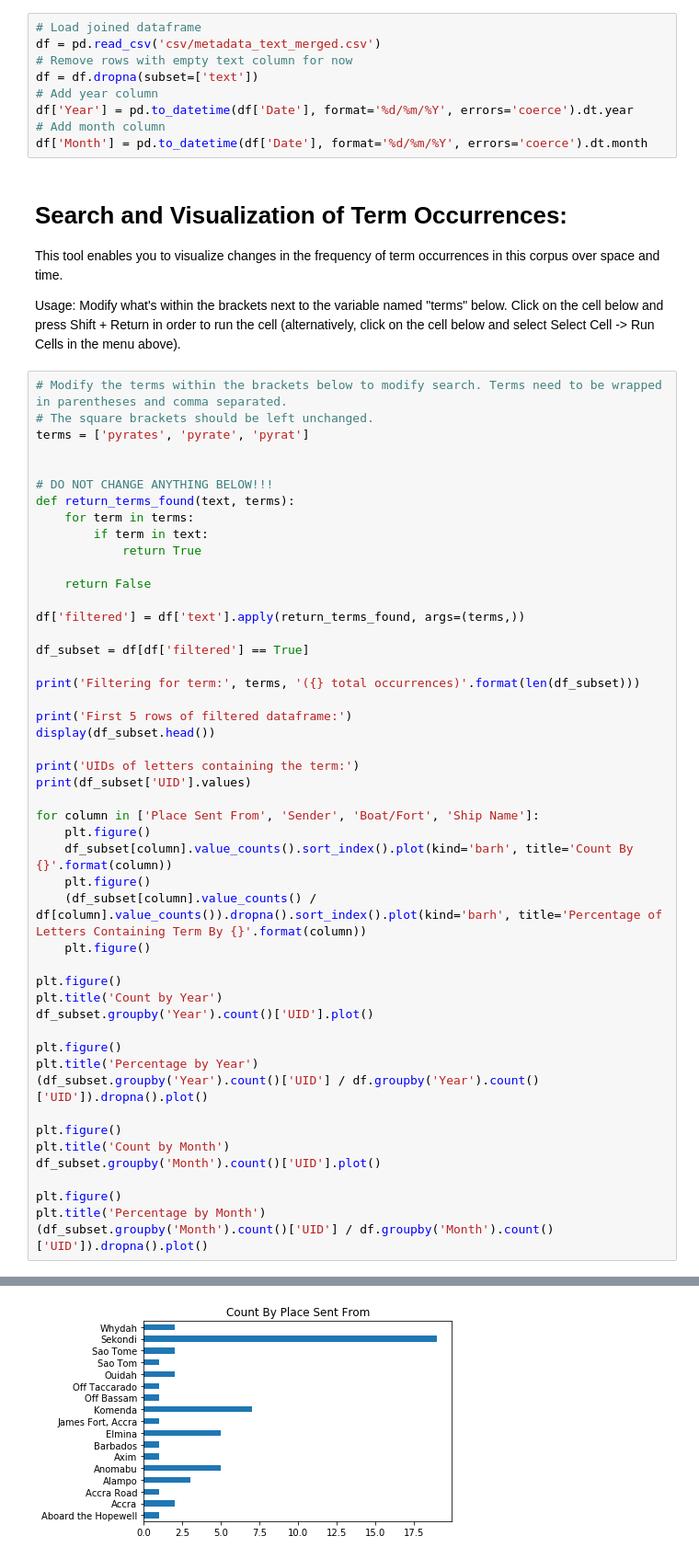
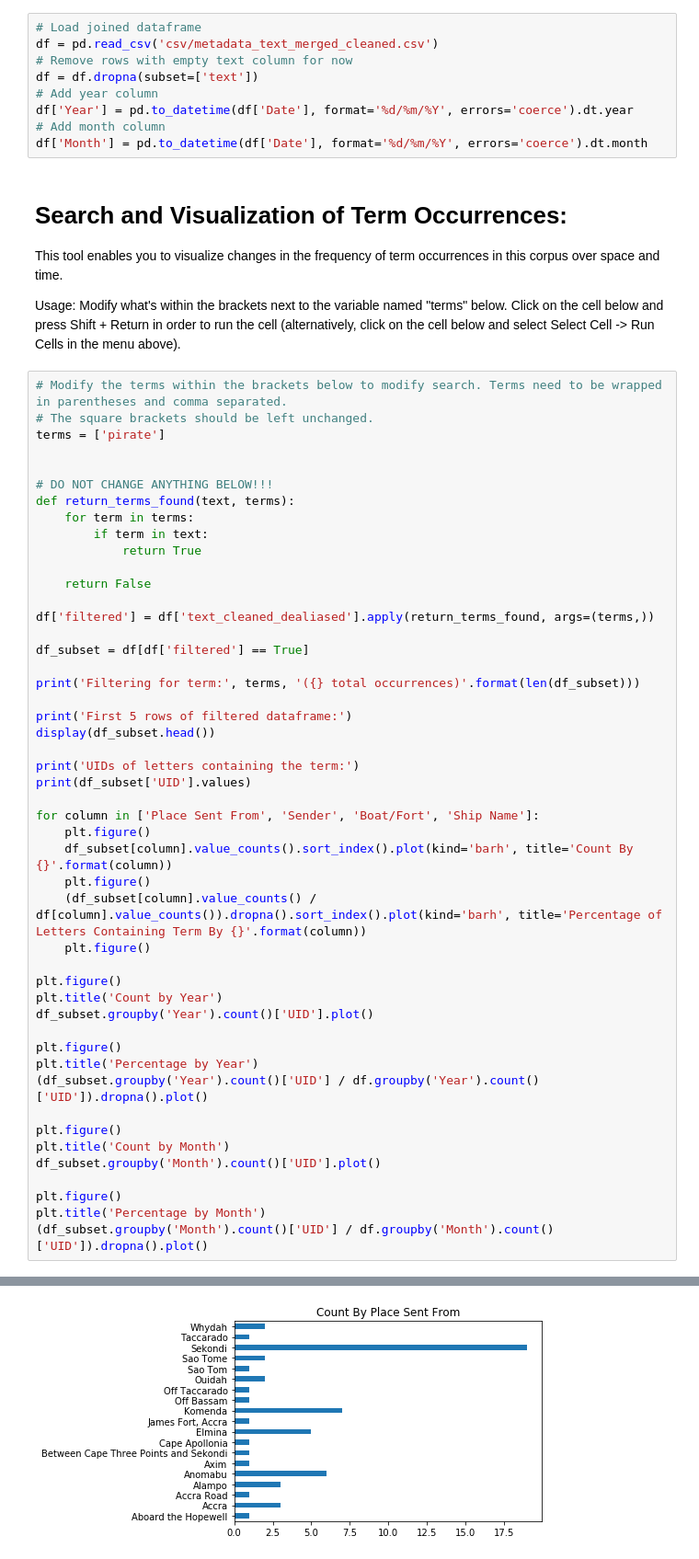
Before and after one commit to xueharry/RAC, a Jupyter notebook: Interactive-Search.ipynb, the cells around one changed output, grey strips where cells are left out. Shown at 92% size. Saved outputs shown, nothing was run; the diff lists cells and outputs as text.

```diff
--- a/Interactive-Search.ipynb
+++ b/Interactive-Search.ipynb
@@ -7,7 +7,7 @@ from IPython.display import display, clear_output
 %matplotlib inline
 # %%
 # Load joined dataframe
-df = pd.read_csv('csv/metadata_text_merged.csv')
+df = pd.read_csv('csv/metadata_text_merged_cleaned.csv')
 # Remove rows with empty text column for now
 df = df.dropna(subset=['text'])
 # Add year column
@@ -22,7 +22,7 @@ Usage: Modify what's within the brackets next to the variable named "terms" belo
 # %%
 # Modify the terms within the brackets below to modify search. Terms need to be wrapped in parentheses and comma separated.
 # The square brackets should be left unchanged.
-terms = ['pyrates', 'pyrate', 'pyrat']
+terms = ['pirate']
 
 
 # DO NOT CHANGE ANYTHING BELOW!!!
@@ -33,7 +33,7 @@ def return_terms_found(text, terms):
 
     return False
 
-df['filtered'] = df['text'].apply(return_terms_found, args=(terms,))
+df['filtered'] = df['text_cleaned_dealiased'].apply(return_terms_found, args=(terms,))
 
 df_subset = df[df['filtered'] == True]
 
@@ -84,2 +85,2 @@ UIDs of letters containing the term:
 <matplotlib.axes._subplots.AxesSubplot at 0x...>
-[figure, old version]
+[figure, new version]
```
Also changed, not shown: parts of 1 cell of this notebook, 7 other files.
